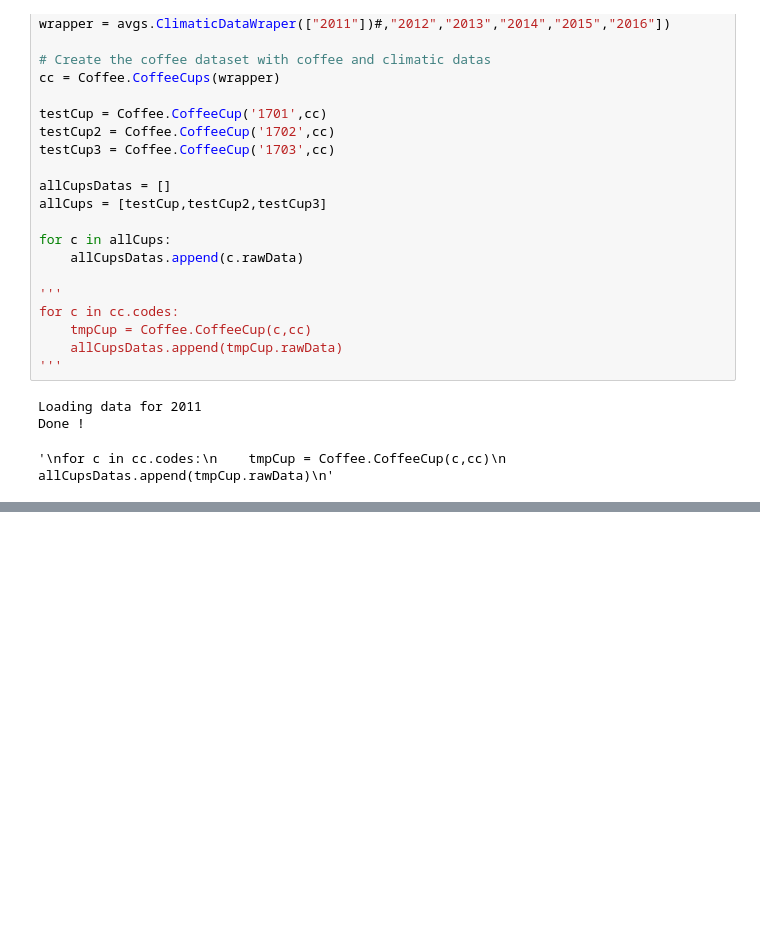
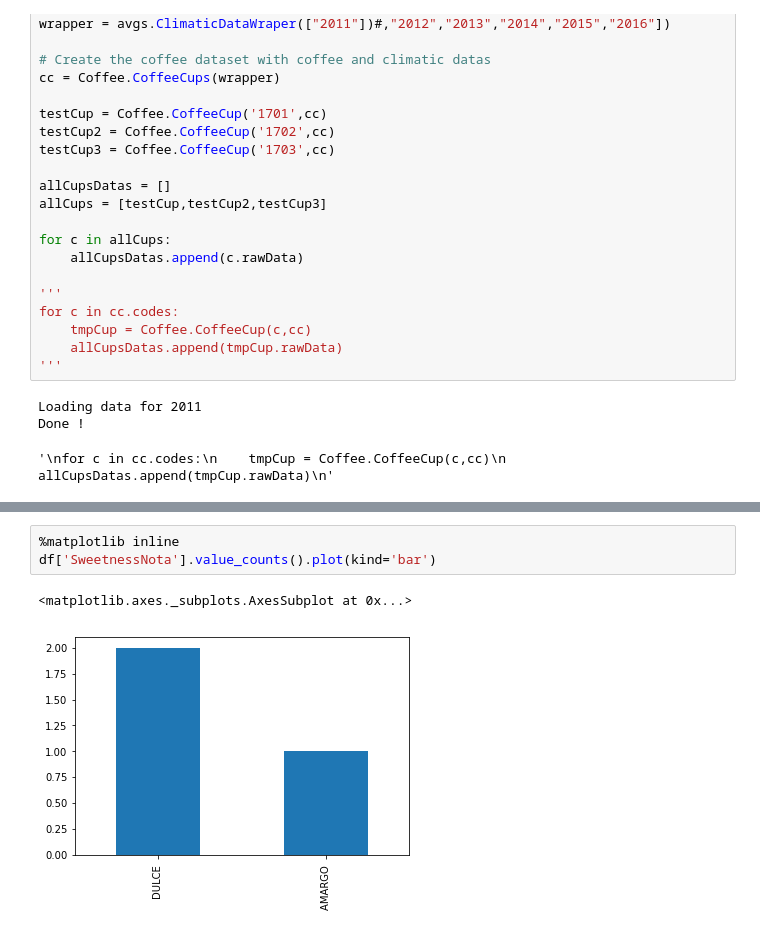
Before and after one commit to ThibaultSchowing/Bachelor_Thesis_2017_Sources, a Jupyter notebook: Notebook/DRAFT-Dataframe.ipynb, the cells around one changed output, grey strips where cells are left out. Cells and saved outputs as stored; diff of their text form; blank space fills up the shorter version.

```diff
--- a/Notebook/DRAFT-Dataframe.ipynb
+++ b/Notebook/DRAFT-Dataframe.ipynb
@@ -99,0 +116,6 @@ df.des
+# %%
+%matplotlib inline
+df['SweetnessNota'].value_counts().plot(kind='bar')
+# %% [output]
+<matplotlib.axes._subplots.AxesSubplot at 0x...>
+[figure, added]
```
Also changed, not shown: parts of 3 cells of this notebook.
